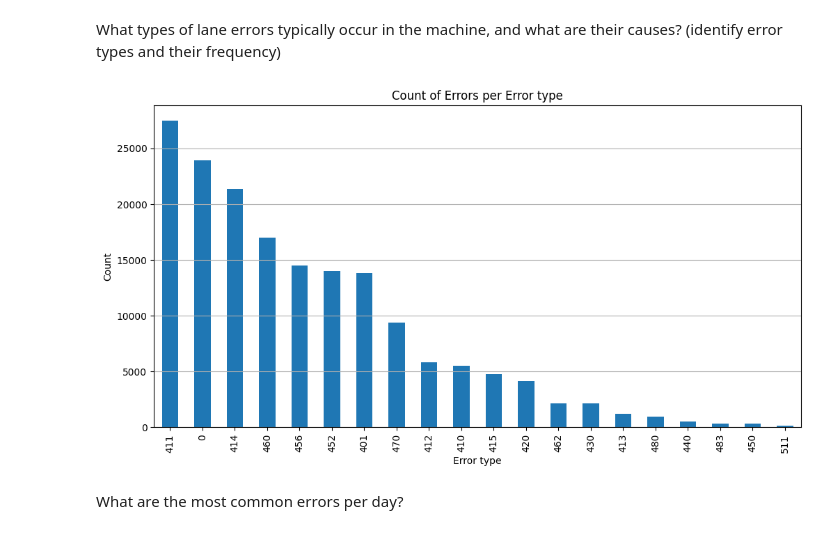
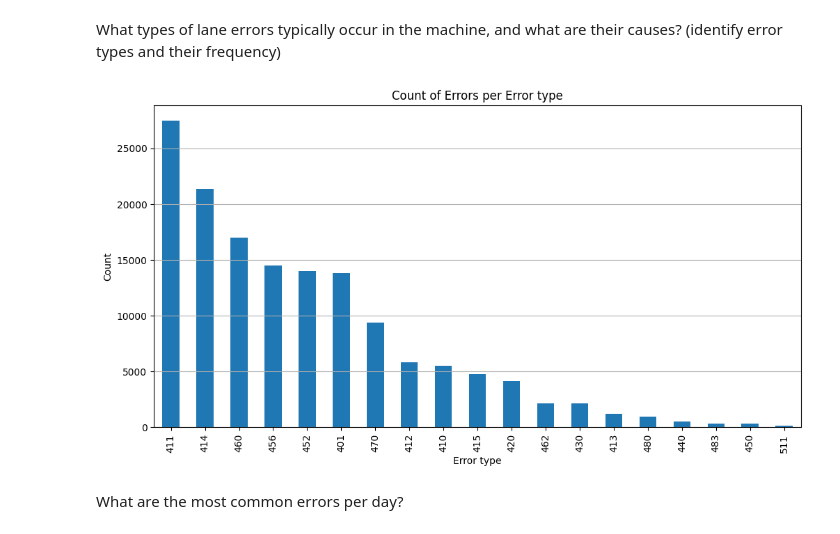
Before and after one commit to AcidSudo/Sanovo_19052025, a Jupyter notebook: exploration_04062025.ipynb, the cells around one changed output. Saved outputs shown, nothing was run; the diff lists cells and outputs as text; code cells hidden in the pictures.

```diff
--- a/exploration_04062025.ipynb
+++ b/exploration_04062025.ipynb
@@ -33,20 +34,20 @@ test = test[~test['MerDate'].dt.weekday.isin([5, 6])]
 # %% [markdown]
 What types of lane errors typically occur in the machine, and what are their causes? (identify error types and their frequency)
 # %%
-eda = test[(test['MerType'] == 21) &(test['MerNumber'] >= 400) | ((test['MerType'] == 8) & (test['MerNumber'] == 0)) ]
+eda = test[(test['MerType'] == 21) &(test['MerNumber'] >= 400)]
 # eda['MerNumber'].value_counts()
 # Create a bar chart for the count of occurrences per MerNumber
 eda['MerNumber'].value_counts().plot(kind='bar', figsize=(12, 6))
 
 # Add labels and title
 plt.xlabel('Error type')
 plt.ylabel('Count')
 plt.title('Count of Errors per Error type')
 plt.grid(axis='y')
 # Save the plot as a picture
 plt.savefig('error_type_count_plot.jpg')
 plt.show()
 # %% [output]
-[figure, old version]
+[figure, new version]
 # %% [markdown]
 What are the most common errors per day?
```
Also changed, not shown: parts of 5 cells of this notebook, 5 other files.
